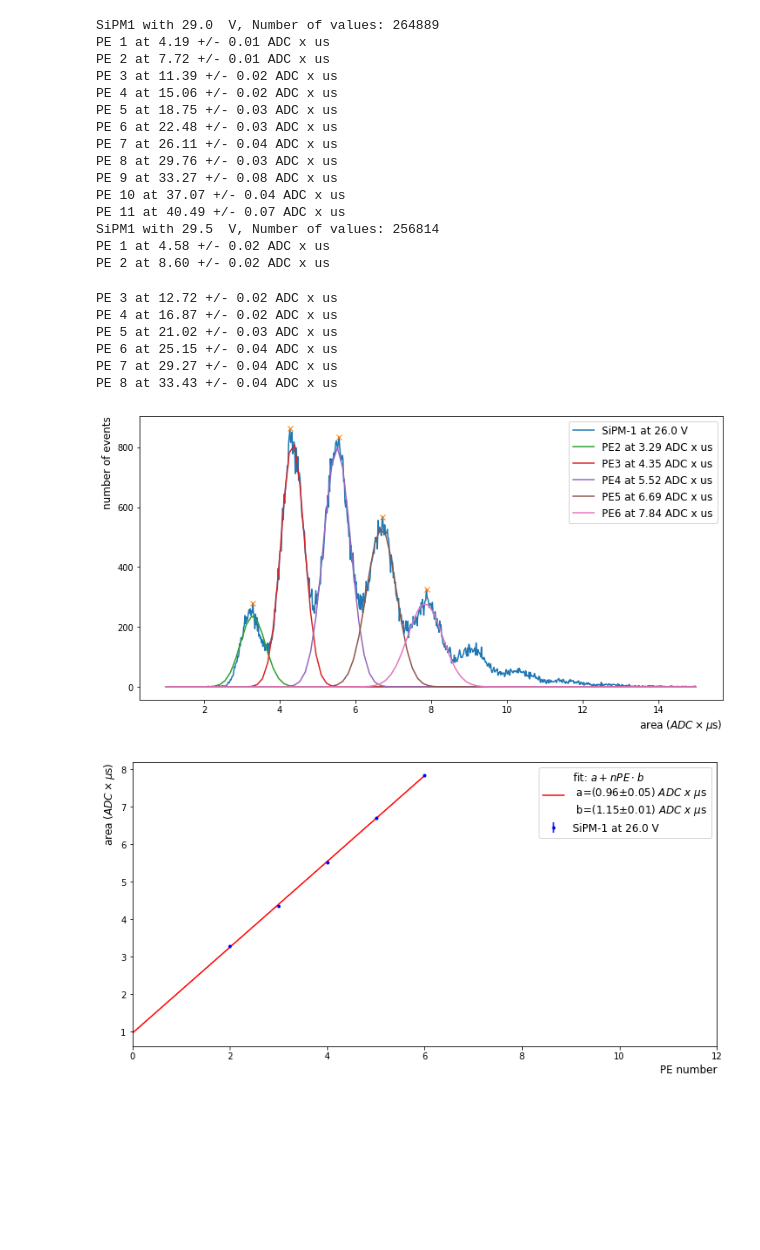
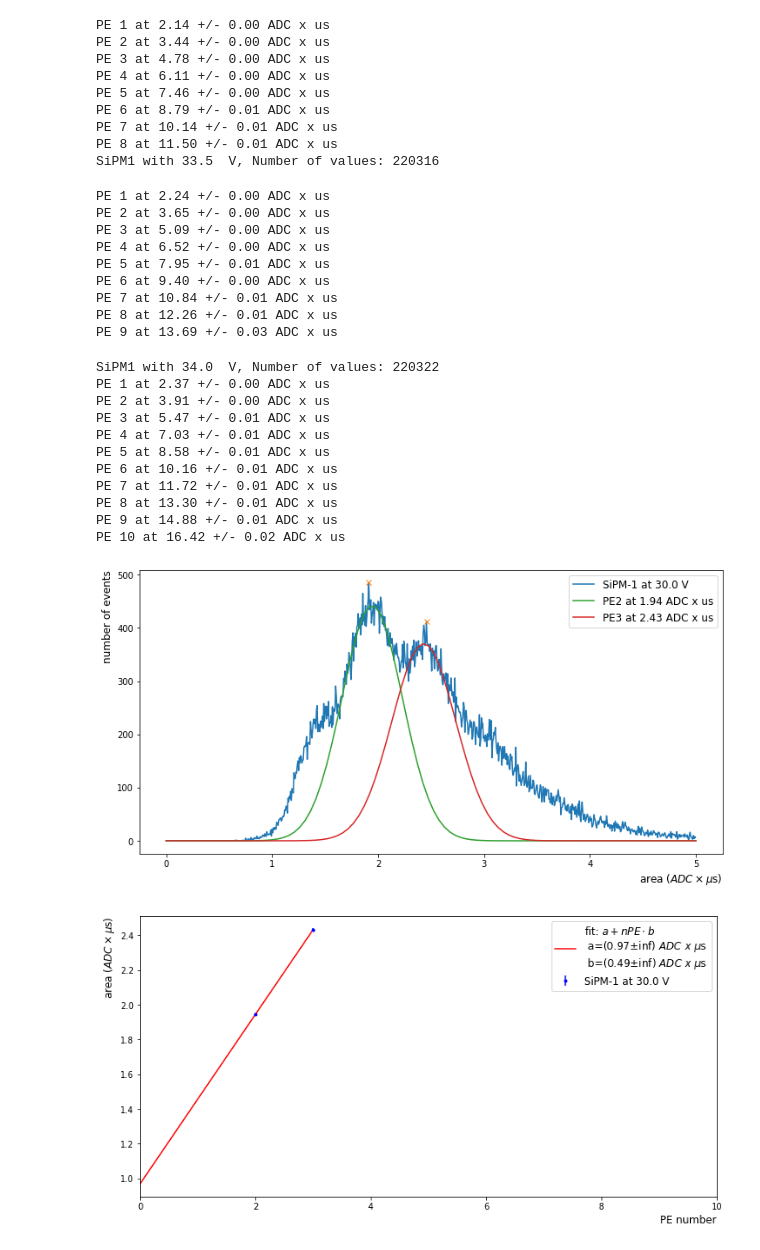
Before and after one commit to valerioda/abalone, a Jupyter notebook: process_sipm1_calibration.ipynb, the cells around one changed output. Drawn from its saved outputs; the diff is of its cells as text; code cells hidden in the pictures; blank space fills up the shorter version.

```diff
--- a/process_sipm1_calibration.ipynb
+++ b/process_sipm1_calibration.ipynb
@@ -15,21 +15,23 @@ import time
 def process_pe_spectrum(nsipm, v, firstpe, lastpe, maxarea, bins, hlim, xlim, ylim):
     v_int = int(v)
     v_frac = int((v-v_int)*10)
-    peakint = np.load(f'SiPM1/peakint_SiPM1_{v_int}_{v_frac}_LED2p75.npy')
-    print('SiPM1 with',v_int+v_frac/10,' V, Number of values:',len(peakint[peakint>0]))
-    pe, pe_err = psu.spectrum_fit(peakint,nsipm, v,1,maxarea,bins,hlim,firstpe,lastpe,plot=True)
+    peakint = np.load(f'SiPM{nsipm}/peakint_SiPM{nsipm}_{v_int}_{v_frac}_LED2p75.npy')
+    npeaks = len(peakint[peakint>0])
+    print('SiPM1 with',v_int+v_frac/10,' V, Number of values:',npeaks)
+    pe, pe_err = psu.spectrum_fit(peakint,nsipm, v,0,maxarea,bins,hlim,firstpe,lastpe,plot=True)
     par, par_err = psu.fit_pe(pe,pe_err,nsipm, v,firstpe,xlim,ylim,offset=1)
-    return par, par_err
+    return par, par_err, npeaks
 # %%
 par = []
 par_err = []
-voltages = np.arange(26,29.6,0.5)
+n_peaks = []
+voltages = np.arange(30,34.1,0.5)
 nsipm = 1
-first_pe = [2,2,2,1,1,1,1,1,1]
-last_pe = [10,10,10,10,12,9,12,8]
-area_lim = [15,15,25,30,40,40,50,50]
-for i in range(8):
-    p, p_err = process_pe_spectrum(nsipm,voltages[i], first_pe[i],
-                                   last_pe[i],area_lim[i], 800, 70, 12, 0.2)
-    par.append(p),par_err.append(p_err)
+first_pe = [2,1,1,1,1,1,1,1,1]
+last_pe = [9,9,9,10,10,10,11,11,12]
+area_lim = [5,6,7,9,11,12,15,17,20]
+for i in range(9):
+    p, p_err, npeaks = process_pe_spectrum(nsipm,voltages[i], first_pe[i],
+                                  last_pe[i],area_lim[i], 800, 100, 10, 0.05)
+    par.append(p), par_err.append(p_err), n_peaks.append(npeaks)
 # %% [output]
@@ -91,23 +77,31 @@ PE 9 at 29.89 +/- 0.03 ADC x us
-SiPM1 with 29.0  V, Number of values: 264889
-PE 1 at 4.19 +/- 0.01 ADC x us
-PE 2 at 7.72 +/- 0.01 ADC x us
-PE 3 at 11.39 +/- 0.02 ADC x us
-PE 4 at 15.06 +/- 0.02 ADC x us
-PE 5 at 18.75 +/- 0.03 ADC x us
-PE 6 at 22.48 +/- 0.03 ADC x us
-PE 7 at 26.11 +/- 0.04 ADC x us
-PE 8 at 29.76 +/- 0.03 ADC x us
-PE 9 at 33.27 +/- 0.08 ADC x us
-PE 10 at 37.07 +/- 0.04 ADC x us
-PE 11 at 40.49 +/- 0.07 ADC x us
-SiPM1 with 29.5  V, Number of values: 256814
-PE 1 at 4.58 +/- 0.02 ADC x us
-PE 2 at 8.60 +/- 0.02 ADC x us
+PE 1 at 2.14 +/- 0.00 ADC x us
+PE 2 at 3.44 +/- 0.00 ADC x us
+PE 3 at 4.78 +/- 0.00 ADC x us
+PE 4 at 6.11 +/- 0.00 ADC x us
+PE 5 at 7.46 +/- 0.00 ADC x us
+PE 6 at 8.79 +/- 0.01 ADC x us
+PE 7 at 10.14 +/- 0.01 ADC x us
+PE 8 at 11.50 +/- 0.01 ADC x us
+SiPM1 with 33.5  V, Number of values: 220316
-PE 3 at 12.72 +/- 0.02 ADC x us
-PE 4 at 16.87 +/- 0.02 ADC x us
-PE 5 at 21.02 +/- 0.03 ADC x us
-PE 6 at 25.15 +/- 0.04 ADC x us
-PE 7 at 29.27 +/- 0.04 ADC x us
-PE 8 at 33.43 +/- 0.04 ADC x us
+PE 1 at 2.24 +/- 0.00 ADC x us
+PE 2 at 3.65 +/- 0.00 ADC x us
+PE 3 at 5.09 +/- 0.00 ADC x us
+PE 4 at 6.52 +/- 0.00 ADC x us
+PE 5 at 7.95 +/- 0.01 ADC x us
+PE 6 at 9.40 +/- 0.00 ADC x us
+PE 7 at 10.84 +/- 0.01 ADC x us
+PE 8 at 12.26 +/- 0.01 ADC x us
+PE 9 at 13.69 +/- 0.03 ADC x us
+SiPM1 with 34.0  V, Number of values: 220322
+PE 1 at 2.37 +/- 0.00 ADC x us
+PE 2 at 3.91 +/- 0.00 ADC x us
+PE 3 at 5.47 +/- 0.01 ADC x us
+PE 4 at 7.03 +/- 0.01 ADC x us
+PE 5 at 8.58 +/- 0.01 ADC x us
+PE 6 at 10.16 +/- 0.01 ADC x us
+PE 7 at 11.72 +/- 0.01 ADC x us
+PE 8 at 13.30 +/- 0.01 ADC x us
+PE 9 at 14.88 +/- 0.01 ADC x us
+PE 10 at 16.42 +/- 0.02 ADC x us
-[figure, old version]
+[figure, new version]
-[figure, old version]
+[figure, new version]
```
Also changed, not shown: parts of 2 cells of this notebook, 24 other files.
